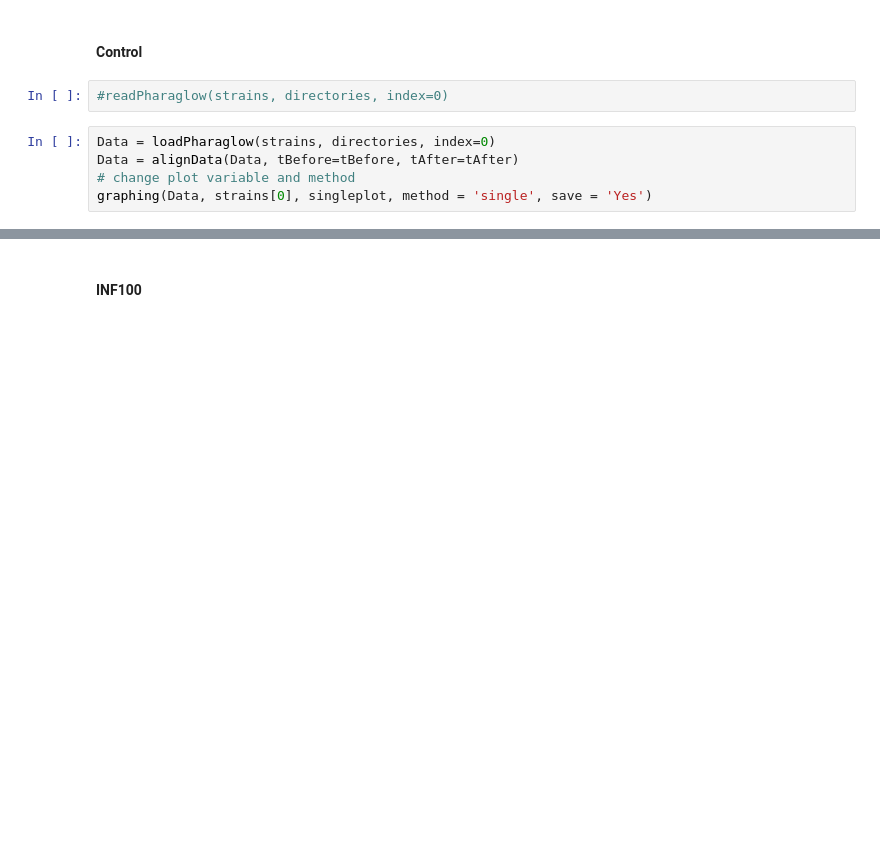
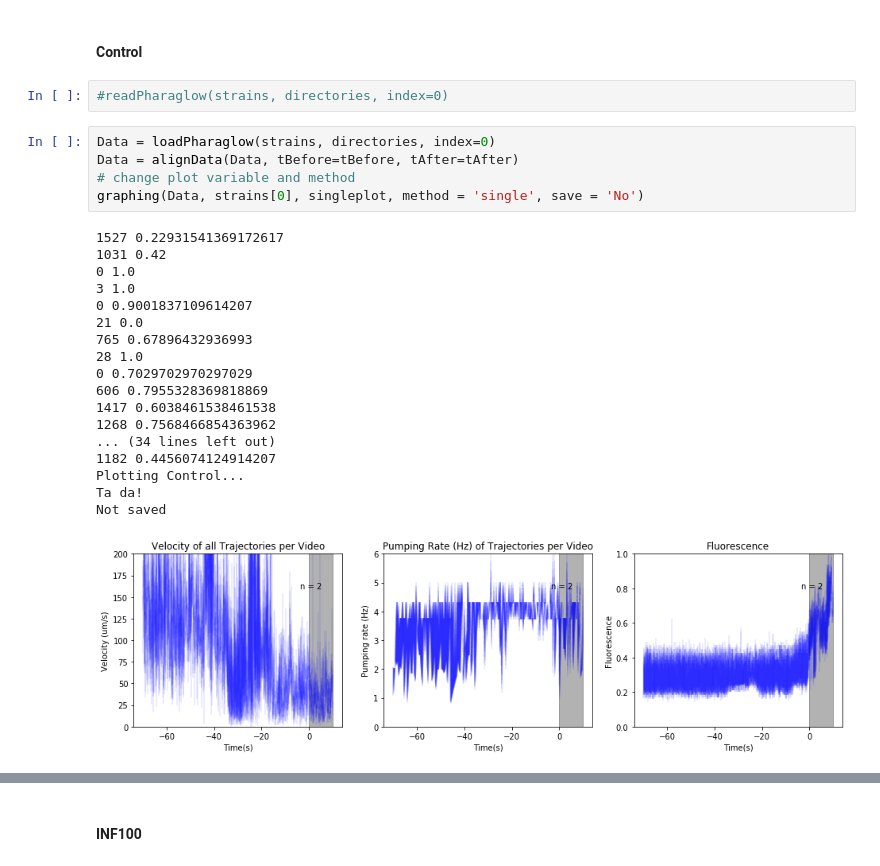
Before and after one commit to scholz-lab/Pharaglow-Analysis, a Jupyter notebook: Post-pharaglow_V&P_analysis(easysave).ipynb, the cells around one changed output, grey strips where cells are left out. Saved outputs shown, nothing was run; the diff lists cells and outputs as text; blank space fills up the shorter version.

```diff
--- a/Post-pharaglow_V&P_analysis(easysave).ipynb
+++ b/Post-pharaglow_V&P_analysis(easysave).ipynb
@@ -350,8 +325,27 @@ def loadPharaglow(strains, directories, index):
 # %%
 Data = loadPharaglow(strains, directories, index=0)
 Data = alignData(Data, tBefore=tBefore, tAfter=tAfter)
 # change plot variable and method
-graphing(Data, strains[0], singleplot, method = 'single', save = 'Yes')
+graphing(Data, strains[0], singleplot, method = 'single', save = 'No')
+# %% [output]
+1527 0.22931541369172617
+1031 0.42
+0 1.0
+3 1.0
+0 0.9001837109614207
+21 0.0
+765 0.67896432936993
+28 1.0
+0 0.7029702970297029
+606 0.7955328369818869
+1417 0.6038461538461538
+1268 0.7568466854363962
+... (34 lines left out)
+1182 0.4456074124914207
+Plotting Control...
+Ta da!
+Not saved
+[figure, added]
 # %%
 v, pr = [], []
 for idx in Data.keys():
```
Also changed, not shown: parts of 6 cells of this notebook.
